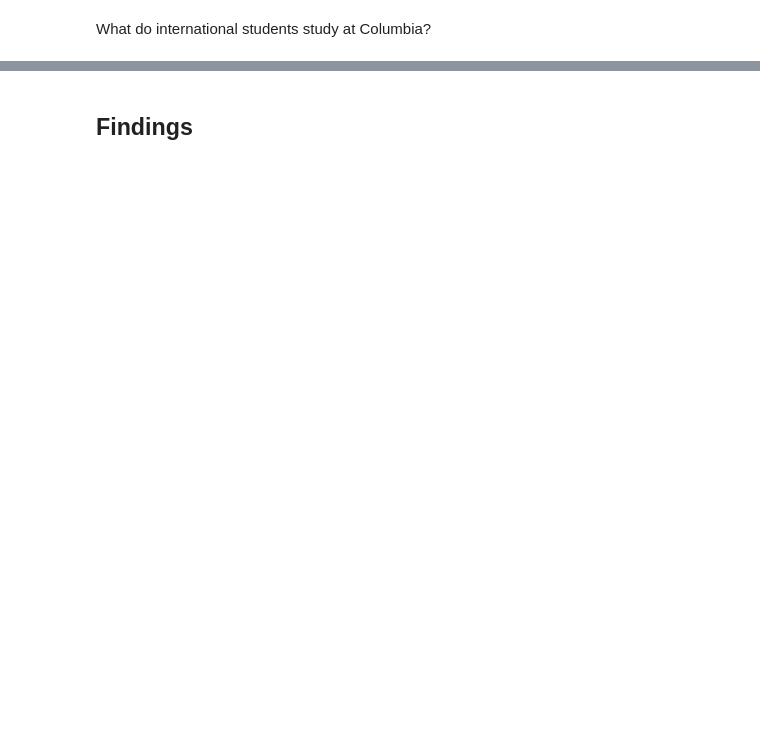
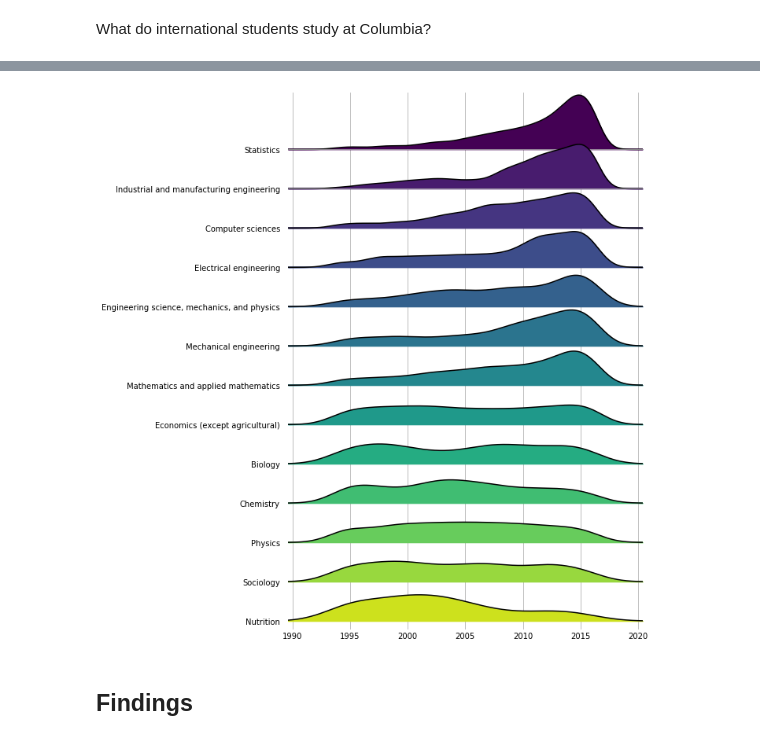
Before and after one commit to graphicsdesk/international-students, a Jupyter notebook: notebooks/gss-detailed.ipynb, the cells around one changed output, grey strips where cells are left out. Saved outputs shown, nothing was run; the diff lists cells and outputs as text; code cells hidden in the pictures; blank space fills up the shorter version.

```diff
--- a/notebooks/gss-detailed.ipynb
+++ b/notebooks/gss-detailed.ipynb
@@ -157,2 +174,12 @@ df.to_csv('test.csv', index=False)
+# %%
+fig, ax = joypy.joyplot(
+    {f: fieldDensities[f] for f in orderedFields},
+    grid=True,
+    overlap=.7,
+    figsize=(10, 10),
+    colormap=cm.viridis,
+)
+# %% [output]
+[figure, added]
 # %% [markdown]
 ## Findings
```
Also changed, not shown: parts of 8 cells of this notebook, 3 other files.
